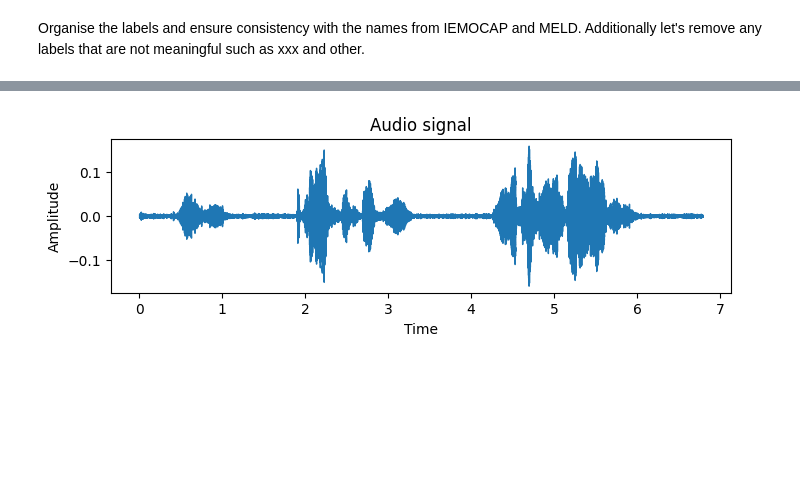
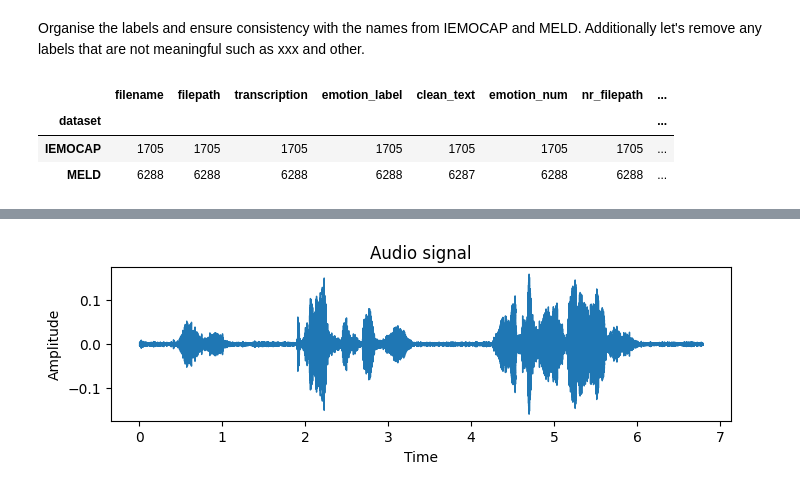
Before and after one commit to Gminic/STEmoR-Final-Project, a Jupyter notebook: DataNormalisation.ipynb, the cells around one changed output, grey strips where cells are left out. Cells and saved outputs as stored; diff of their text form; code cells hidden in the pictures; blank space fills up the shorter version.

```diff
--- a/DataNormalisation.ipynb
+++ b/DataNormalisation.ipynb
@@ -99,6 +134,16 @@ df.loc[df.emotion_label == 'sadness', 'emotion_label'] = 'sad'
 # merge fear and fearful
 df.loc[df.emotion_label == 'fearful', 'emotion_label'] = 'fear'
 
-# Remove xxx and other values
+# Remove xxx, other and small class values
 df = df[df.emotion_label != 'xxx']
 df = df[df.emotion_label != 'other']
+df = df[df.emotion_label != 'fear']
+df = df[df.emotion_label != 'disgust']
+# %%
+# total number of neutral values by dataset
+df[df.emotion_label == 'neutral'].groupby('dataset').count()
+# %% [output]
+|  | filename | filepath | transcription | emotion_label | clean_text | emotion_num | nr_filepath | ... |
+| dataset |  |  |  |  |  |  |  | ... |
+| IEMOCAP | 1705 | 1705 | 1705 | 1705 | 1705 | 1705 | 1705 | ... |
+| MELD | 6288 | 6288 | 6288 | 6288 | 6287 | 6288 | 6288 | ... |
```
Also changed, not shown: parts of 118 cells of this notebook, 5 other files.
